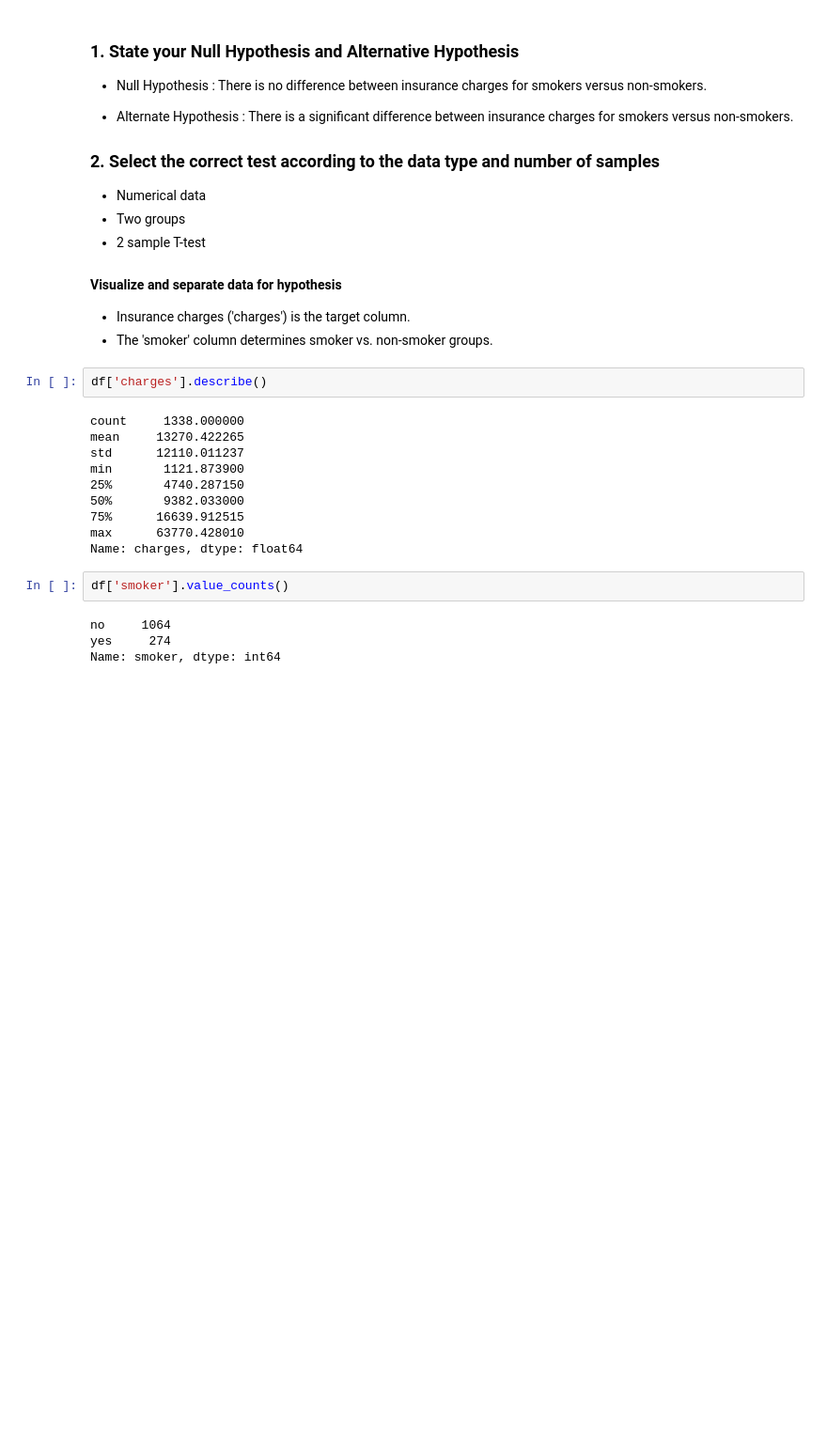
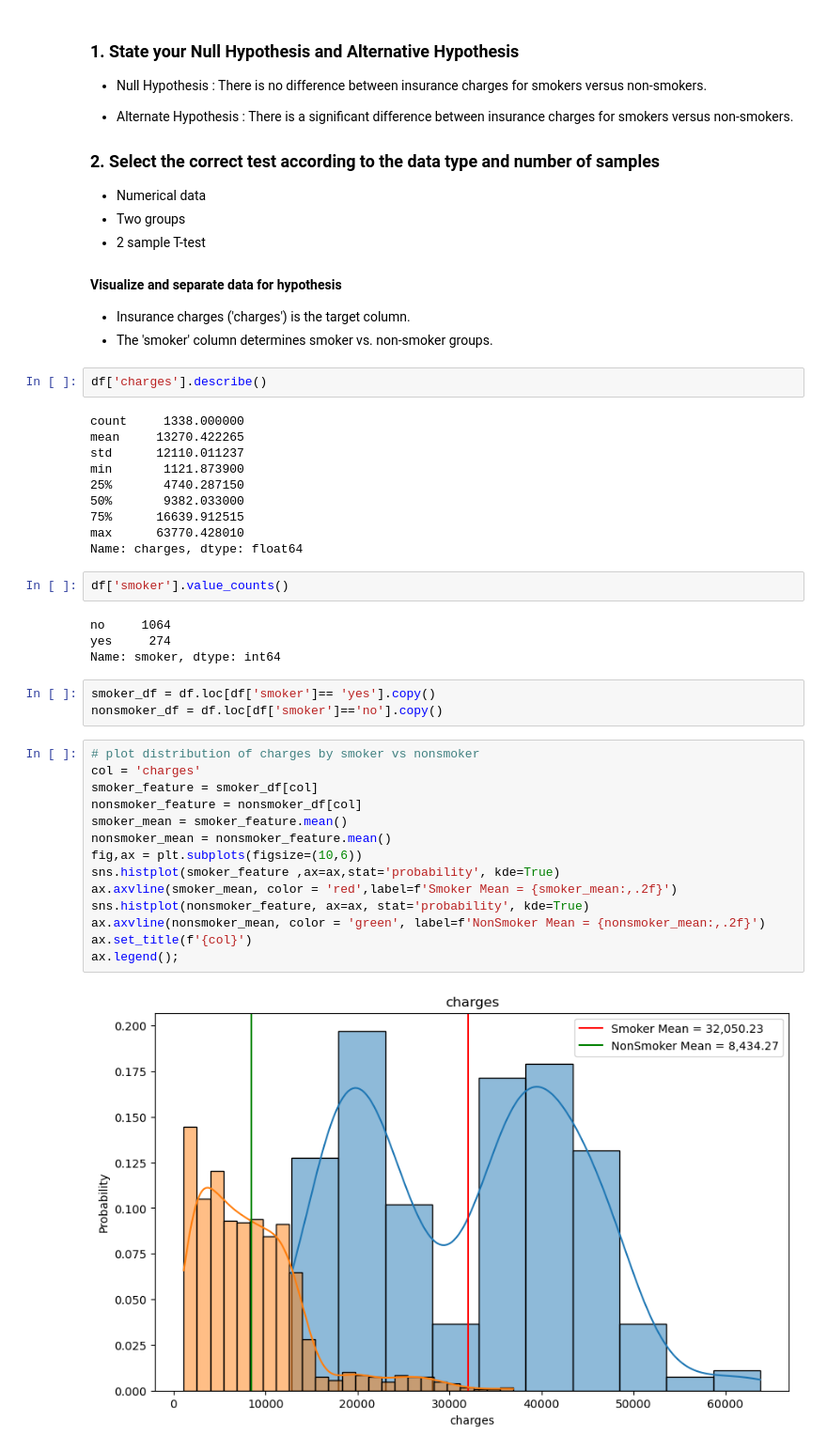
Before and after one commit to iarbietonilsson/Hypothesis-Testing-with-Insurance-Core, a Jupyter notebook: Hypothesis Testing with Insurance Data (Core) Ingrid.ipynb, the cells around one changed output. Shown at 94% size. Saved outputs shown, nothing was run; the diff lists cells and outputs as text; blank space fills up the shorter version.

```diff
--- a/Hypothesis Testing with Insurance Data (Core) Ingrid.ipynb
+++ b/Hypothesis Testing with Insurance Data (Core) Ingrid.ipynb
@@ -100,3 +103,22 @@ df['smoker'].value_counts()
 no     1064
 yes     274
 Name: smoker, dtype: int64
+# %%
+smoker_df = df.loc[df['smoker']== 'yes'].copy()
+nonsmoker_df = df.loc[df['smoker']=='no'].copy()
+# %%
+# plot distribution of charges by smoker vs nonsmoker
+col = 'charges'
+smoker_feature = smoker_df[col]
+nonsmoker_feature = nonsmoker_df[col]
+smoker_mean = smoker_feature.mean()
+nonsmoker_mean = nonsmoker_feature.mean()
+fig,ax = plt.subplots(figsize=(10,6))
+sns.histplot(smoker_feature ,ax=ax,stat='probability', kde=True)
+ax.axvline(smoker_mean, color = 'red',label=f'Smoker Mean = {smoker_mean:,.2f}')
+sns.histplot(nonsmoker_feature, ax=ax, stat='probability', kde=True)
+ax.axvline(nonsmoker_mean, color = 'green', label=f'NonSmoker Mean = {nonsmoker_mean:,.2f}')
+ax.set_title(f'{col}')
+ax.legend();
+# %% [output]
+[figure, added]
```
Also changed, not shown: parts of 61 cells of this notebook.
